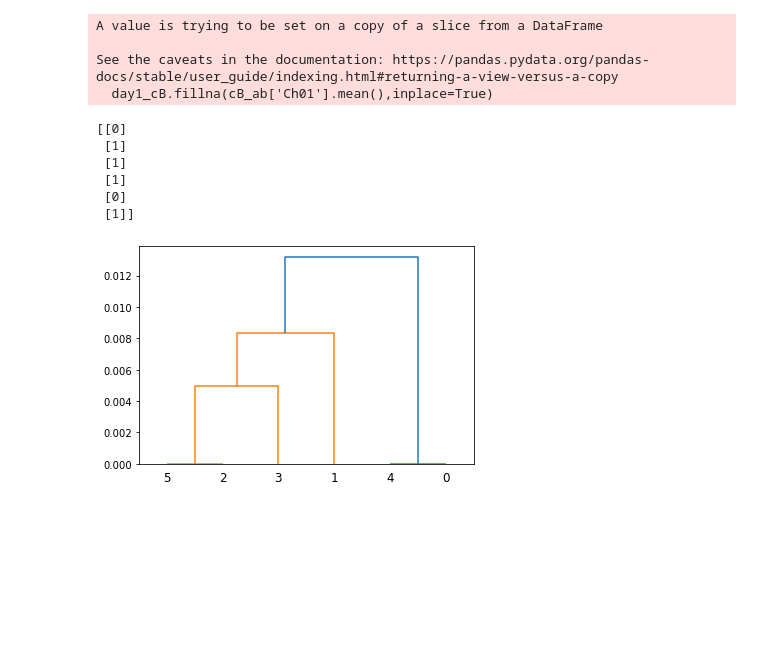
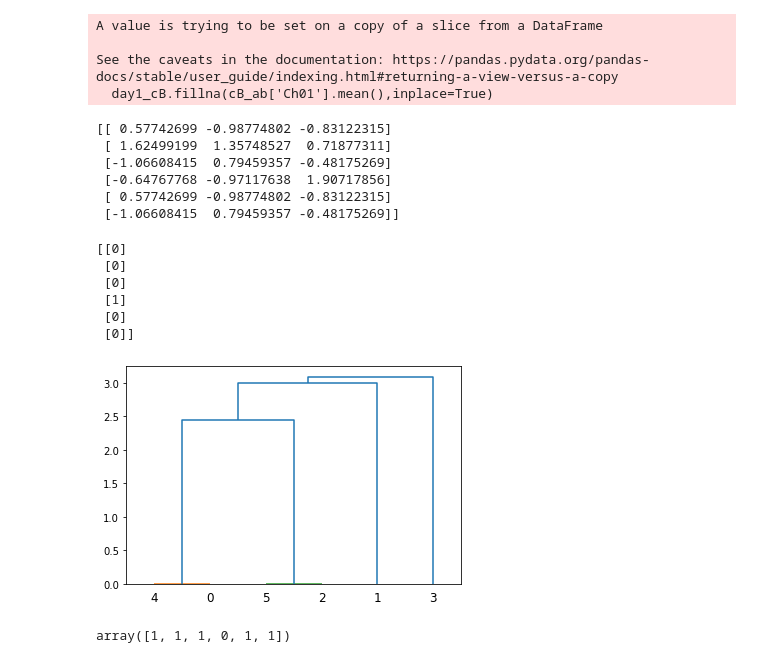
Before and after one commit to juhojang/fNIRS_analysis, a Jupyter notebook: clustering/day1_hierachy_ac.ipynb, the cells around one changed output. Drawn from its saved outputs; the diff is of its cells as text; code cells hidden in the pictures; blank space fills up the shorter version.

```diff
--- a/clustering/day1_hierachy_ac.ipynb
+++ b/clustering/day1_hierachy_ac.ipynb
@@ -13,18 +13,45 @@ A value is trying to be set on a copy of a slice from a DataFrame
 
 See the caveats in the documentation: https://pandas.pydata.org/pandas-docs/stable/user_guide/indexing.html#returning-a-view-versus-a-copy
   day1_cB.fillna(cB_ab['Ch01'].mean(),inplace=True)
+# %%
+from sklearn.preprocessing import StandardScaler
+from sklearn.decomposition import PCA
+
+
+std=StandardScaler()
+day1_cB=std.fit_transform(day1_cB)
+pca=PCA(n_components=0.95,random_state=1)
+day1_pca=pca.fit_transform(day1_cB)
+day1_pca=std.fit_transform(day1_pca)
+print(day1_pca)
+# %% [output]
+[[ 0.57742699 -0.98774802 -0.83122315]
+ [ 1.62499199  1.35748527  0.71877311]
+ [-1.06608415  0.79459357 -0.48175269]
+ [-0.64767768 -0.97117638  1.90717856]
+ [ 0.57742699 -0.98774802 -0.83122315]
+ [-1.06608415  0.79459357 -0.48175269]]
 # %%
 from scipy.cluster.hierarchy import linkage,dendrogram,cut_tree
 
-links=linkage(day1_cB,'average')
+links=linkage(day1_pca,'average')
 dendrogram(links,orientation='top',distance_sort='descending',show_leaf_counts=True)
 cluster=cut_tree(links,2)
 print(cluster)
 # %% [output]
 [[0]
- [1]
- [1]
+ [0]
+ [0]
  [1]
  [0]
- [1]]
+ [0]]
-[figure, old version]
+[figure, new version]
+# %%
+from sklearn.metrics import silhouette_score
+from sklearn.cluster import KMeans
+from kmodes.kmodes import KModes
+kmeans=KMeans(n_clusters=2,random_state=2)
+kmeans.fit_predict(day1_pca)
+kmeans.labels_
+# %% [output]
+array([1, 1, 1, 0, 1, 1])
```
Also changed, not shown: parts of 5 cells of this notebook.
